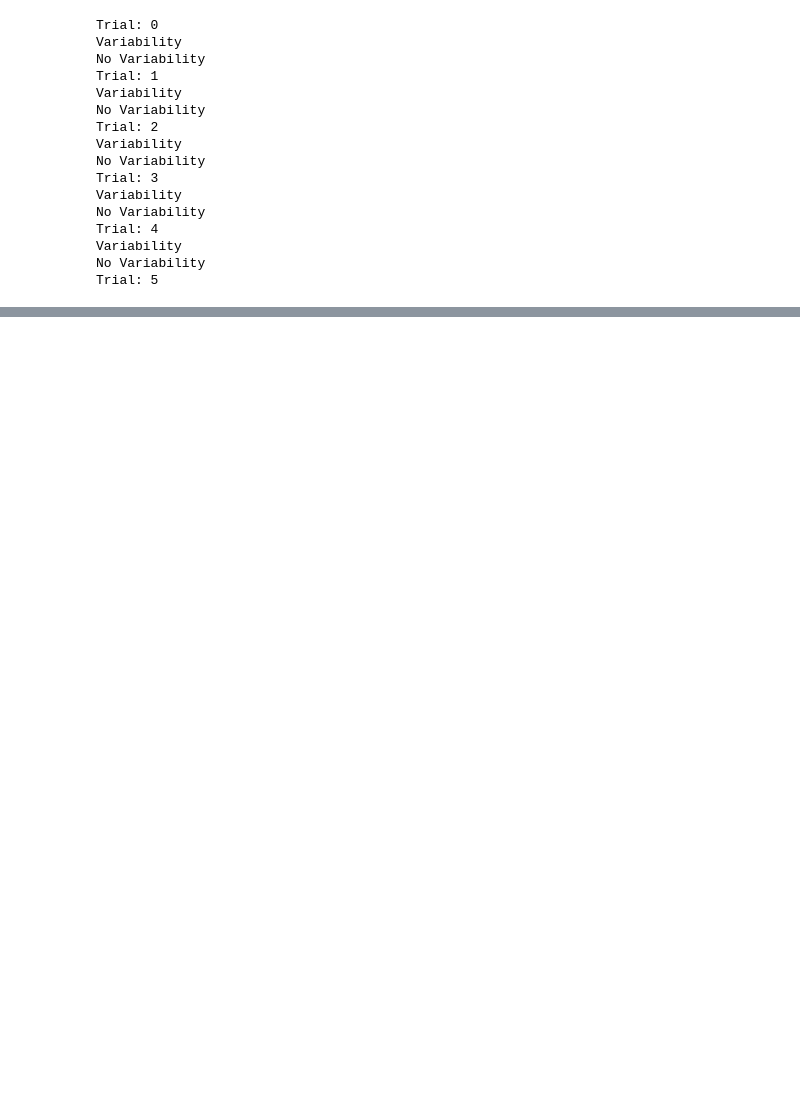
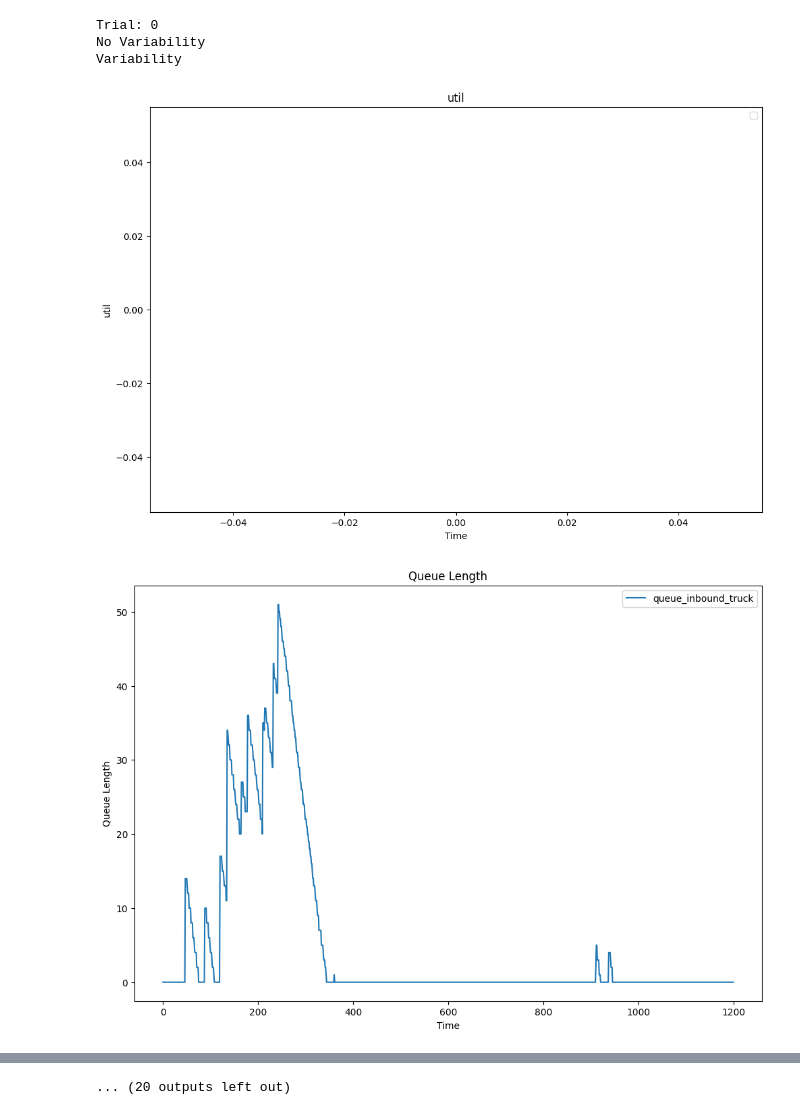
Before and after one commit to ShyEagle21/Practice, a Jupyter notebook: dual_sim_run_LH_C.ipynb, the cells around one changed output, grey strips where cells are left out. Cells and saved outputs as stored; diff of their text form; code cells hidden in the pictures; blank space fills up the shorter version.

```diff
--- a/dual_sim_run_LH_C.ipynb
+++ b/dual_sim_run_LH_C.ipynb
@@ -23,7 +23,7 @@ feature_values = {
     'PRCP': 0.912,
     'SNOW': 6.14
         }
-
+variance = 0.1
 ### Labor Allocations ###
 night_total_tm = 26
 
@@ -72,7 +72,7 @@ results_tracker_var = {}
 linehaul_tracker = {}
 TFC_tracker = {}
 
-for i in range(0, 50):
+for i in range(0, 1):
     print(f"Trial: {i}")
     results, results_var, df_package_distribution, TFC_arrival_minutes  = dss.Simulation_Machine(feature_values,
                         night_total_tm,
@@ -87,45 +87,35 @@ for i in range(0, 50):
                             night_tm_TLMD_picker,
                             night_tm_TLMD_sort,
                             night_tm_TLMD_stage,
                             day_tm_pit_unload,
                             day_tm_pit_induct,
                             day_tm_nonpit_split,
                             day_tm_nonpit_NC,
                             day_tm_nonpit_buffer,
                             day_tm_TLMD_induct,
                             day_tm_TLMD_induct_stage,
                             day_tm_TLMD_picker,
                             day_tm_TLMD_sort,
                             day_tm_TLMD_stage,
                             USPS_Fluid_Status,
                             UPSN_Fluid_Status,
                             FDEG_Fluid_Status,
-                            FDE_Fluid_Status)
+                            FDE_Fluid_Status,
+                            variance)
     results_tracker[i] = results
     results_tracker_var[i] = results_var
     linehaul_tracker[i] = df_package_distribution
     TFC_tracker[i] = TFC_arrival_minutes
 
 df = pd.DataFrame.from_dict(results_tracker, orient='index')
 df_var = pd.DataFrame.from_dict(results_tracker_var, orient='index')
 
 # Display the DataFrame
 df.to_csv('results.csv')
 df_var.to_csv('results_var.csv')
 # %% [output]
 Trial: 0
+No Variability
 Variability
-No Variability
-Trial: 1
-Variability
-No Variability
-Trial: 2
-Variability
-No Variability
-Trial: 3
-Variability
-No Variability
-Trial: 4
-Variability
-No Variability
-Trial: 5
+[figure, added]
+[figure, added]
@@ -132,3 +131,4 @@ Trial: 5
+... (20 outputs left out)
 # %%
 feature_values = {
     'yesterday_total_packages': 8500,
```
Also changed, not shown: parts of 6 cells of this notebook, 22 other files.
